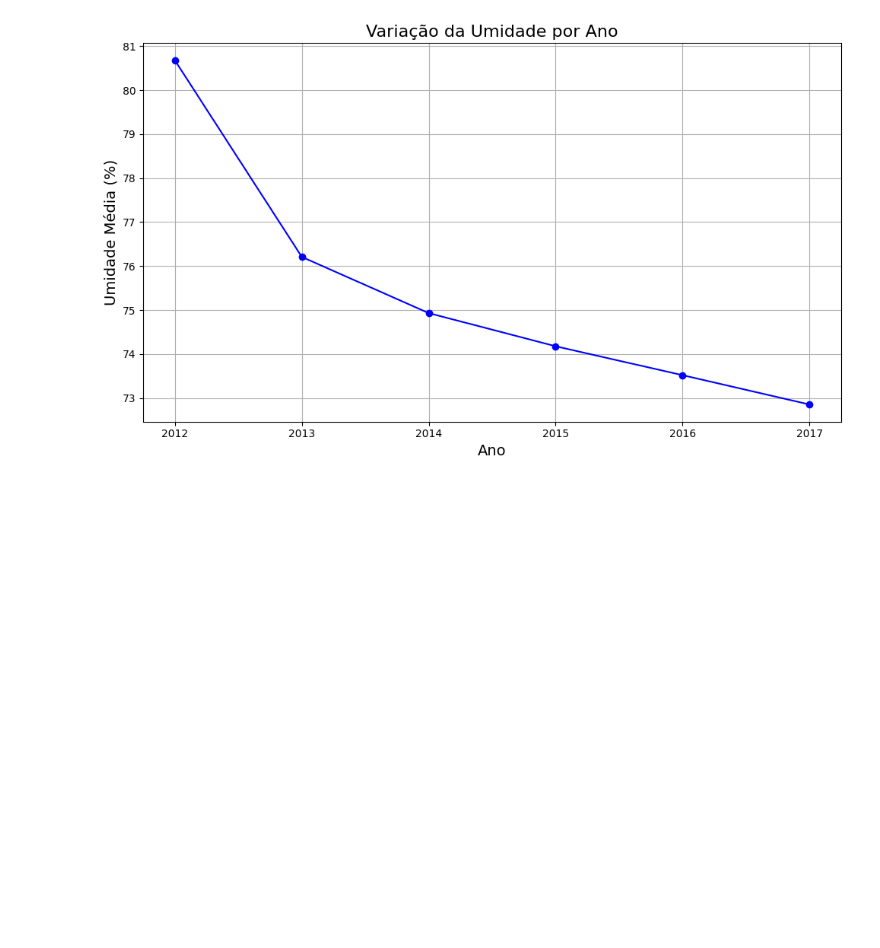
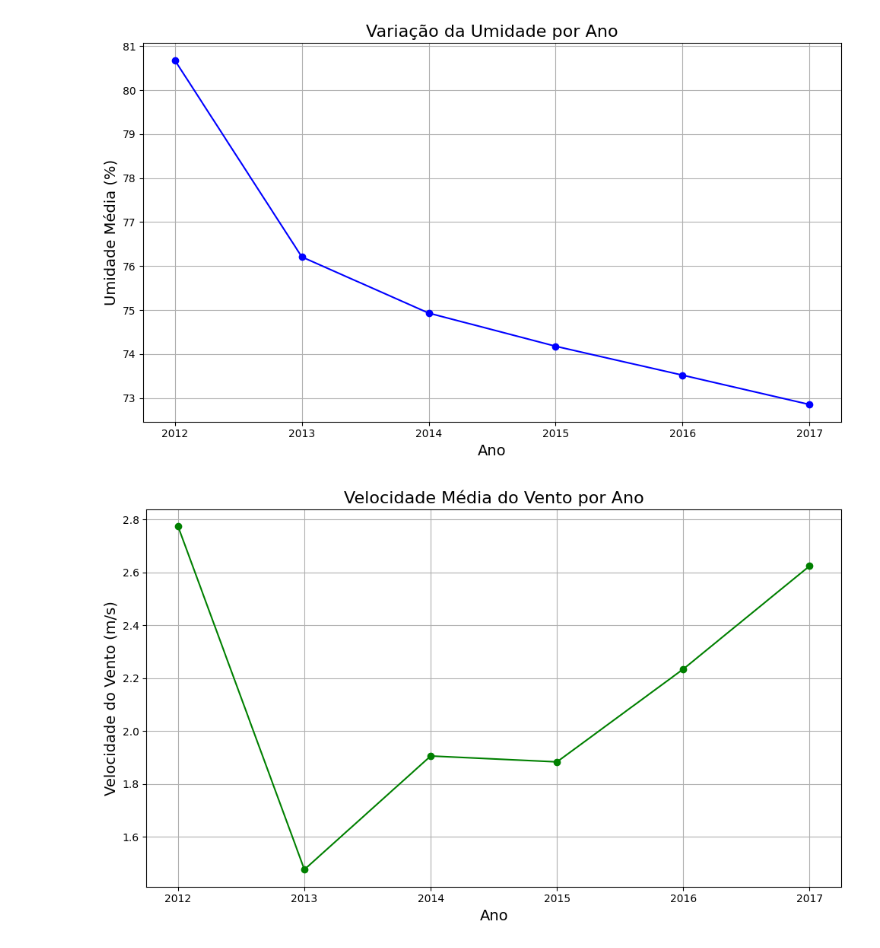
Before and after one commit to LANDOSOUZA/inteligencia_artificial_2025, a Jupyter notebook: aula_2/exercicios.ipynb, the cells around one changed output. Drawn from its saved outputs; the diff is of its cells as text; code cells hidden in the pictures; blank space fills up the shorter version.

```diff
--- a/aula_2/exercicios.ipynb
+++ b/aula_2/exercicios.ipynb
@@ -33,3 +33,38 @@ plt.tight_layout()
 plt.show()
 # %% [output]
 [figure]
+# %%
+# 2) Plote o gráfico velocidade do ventox ano,
+#    colocando título na imagem, título dos eixos,
+#    alterando o tamanho da imagem e da fonte
+
+import pandas as pd
+import matplotlib.pyplot as plt
+
+# Carrega o CSV
+df = pd.read_csv('monitoramento_tempo.csv')
+
+# Converte a coluna 'data' para datetime
+df['data'] = pd.to_datetime(df['data'])
+
+# Extrai o ano
+df['ano'] = df['data'].dt.year
+
+# Agrupa por ano e calcula a média da velocidade do vento
+vento_por_ano = df.groupby('ano')['velocidade do vento'].mean()
+
+# Cria o gráfico
+plt.figure(figsize=(10, 6))  # Tamanho da imagem
+
+plt.plot(vento_por_ano.index, vento_por_ano.values, marker='o', color='green')
+
+# Títulos e rótulos com fonte ajustada
+plt.title('Velocidade Média do Vento por Ano', fontsize=16)
+plt.xlabel('Ano', fontsize=14)
+plt.ylabel('Velocidade do Vento (m/s)', fontsize=14)
+
+plt.grid(True)
+plt.tight_layout()
+plt.show()
+# %% [output]
+[figure, added]
```
